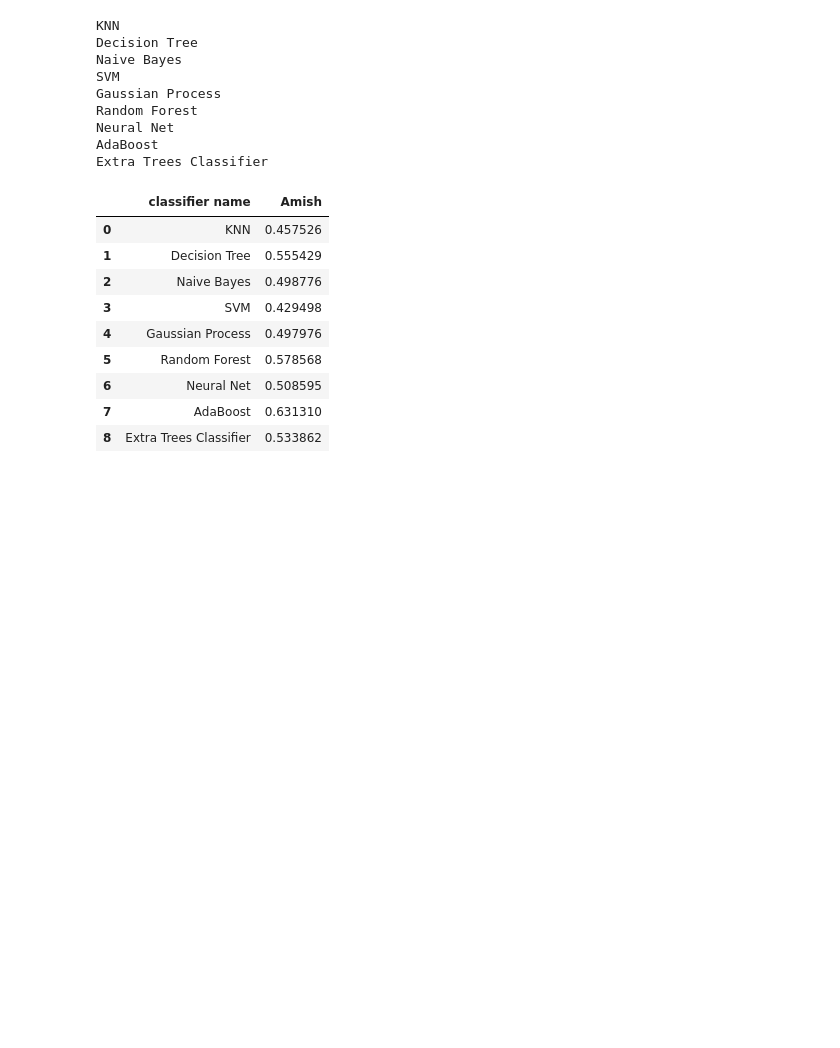
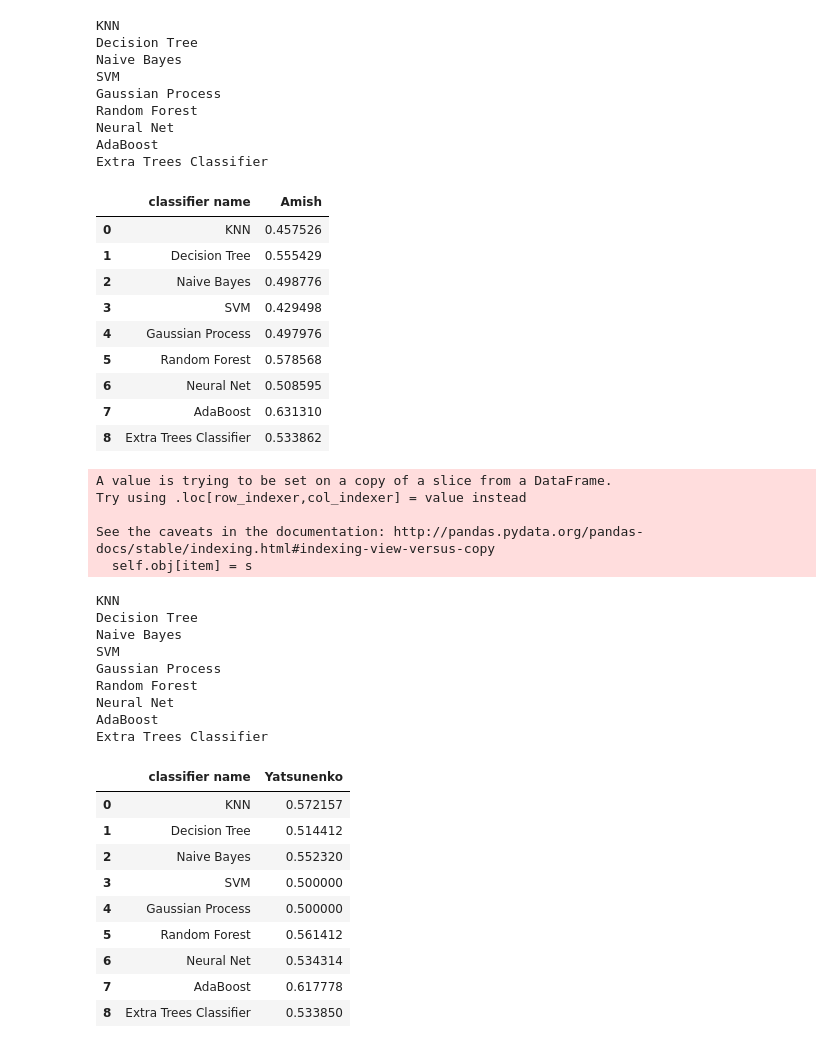
Before and after one commit to afcarl/PythonScript, a Jupyter notebook: Classifier_MainScript_Optimized.ipynb, the cells around one changed output. Saved outputs shown, nothing was run; the diff lists cells and outputs as text; code cells hidden in the pictures; blank space fills up the shorter version.

```diff
--- a/Classifier_MainScript_Optimized.ipynb
+++ b/Classifier_MainScript_Optimized.ipynb
@@ -35,6 +42,14 @@ wuBiom = "/home/barbarahe/Downloads/filtered_otu_table__original_study_COMBO_Wu_
 #Amish dataset
 amishMeta = "/home/barbarahe/merged_bmi_mapping_final__original_study_amish_Fraser__.txt"
 amishBiom = "/home/barbarahe/filtered_otu_table__original_study_amish_Fraser__.biom"
+
+#Yatsunenko dataset
+yatsunenkoMeta = "/home/barbarahe/Downloads/merged_bmi_mapping_final__original_study_Yatsunenko_GG__.txt"
+yatsunenkoBiom = "/home/barbarahe/Downloads/filtered_otu_table__original_study_Yatsunenko_GG__.biom"
+
+#HMP dataset
+HMPMeta = "/home/barbarahe/Downloads/merged_bmi_mapping_final__original_study_HMP__.txt"
+HMPBiom = "/home/barbarahe/Downloads/filtered_otu_table__original_study_HMP__.biom"
 # %%
 #run on Turnbaugh studies
 X, y = parse.parse_dataset_X(turnbaughMeta, turnbaughBiom, False)
@@ -128,3 +143,34 @@ Extra Trees Classifier
 | 6 | Neural Net | 0.508595 |
 | 7 | AdaBoost | 0.631310 |
 | 8 | Extra Trees Classifier | 0.533862 |
+# %%
+#run on Yatsunenko studies
+X, y = parse.parse_dataset_X(yatsunenkoMeta, yatsunenkoBiom, False)
+dataframe = script.run_dataset('Yatsunenko', X, y)
+dataframe
+#end of Yatsunenko
+# %% [output]
+A value is trying to be set on a copy of a slice from a DataFrame.
+Try using .loc[row_indexer,col_indexer] = value instead
+
+See the caveats in the documentation: http://pandas.pydata.org/pandas-docs/stable/indexing.html#indexing-view-versus-copy
+  self.obj[item] = s
+KNN
+Decision Tree
+Naive Bayes
+SVM
+Gaussian Process
+Random Forest
+Neural Net
+AdaBoost
+Extra Trees Classifier
+|  | classifier name | Yatsunenko |
+| 0 | KNN | 0.572157 |
+| 1 | Decision Tree | 0.514412 |
+| 2 | Naive Bayes | 0.552320 |
+| 3 | SVM | 0.500000 |
+| 4 | Gaussian Process | 0.500000 |
+| 5 | Random Forest | 0.561412 |
+| 6 | Neural Net | 0.534314 |
+| 7 | AdaBoost | 0.617778 |
+| 8 | Extra Trees Classifier | 0.533850 |
```
Also changed, not shown: parts of 3 cells of this notebook, 1 other file.
